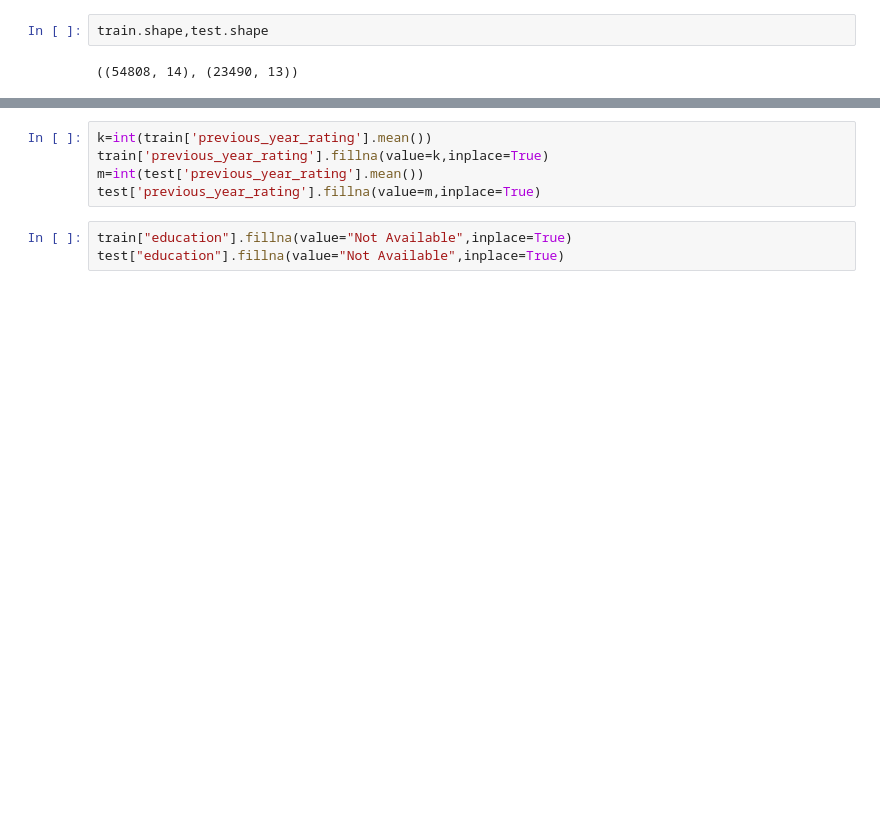
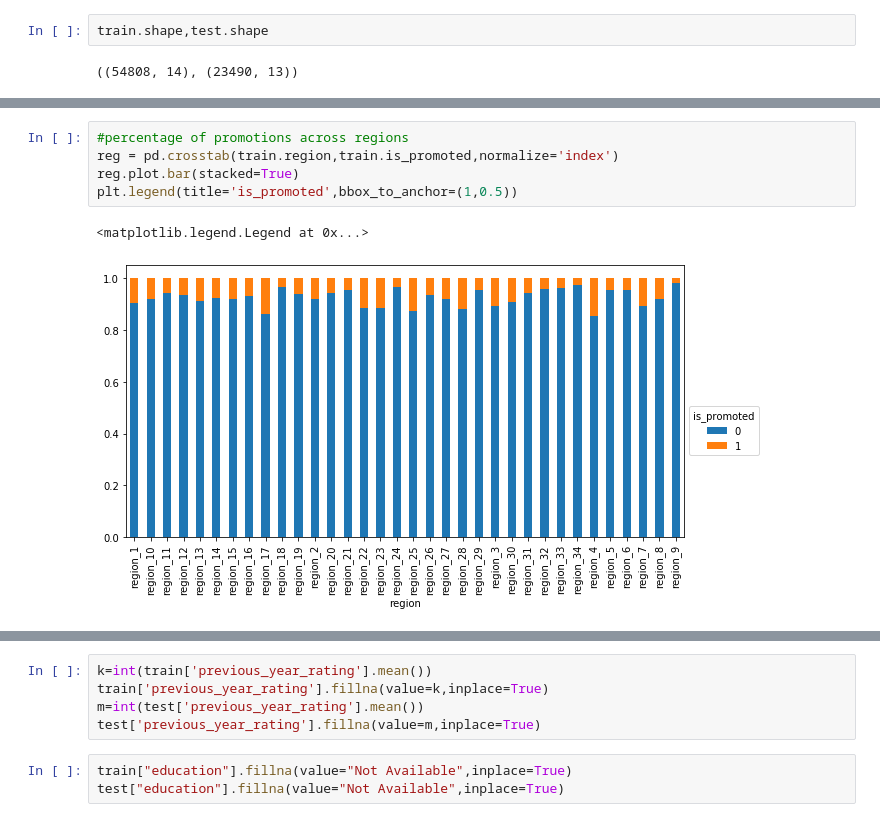
Before and after one commit to Ayush-08/Makeathon3077, a Jupyter notebook: nmodel.ipynb, the cells around one changed output, grey strips where cells are left out. Drawn from its saved outputs; the diff is of its cells as text; blank space fills up the shorter version.

```diff
--- a/nmodel.ipynb
+++ b/nmodel.ipynb
@@ -95,0 +111,8 @@ memory usage: 5.9+ MB
+# %%
+#percentage of promotions across regions
+reg = pd.crosstab(train.region,train.is_promoted,normalize='index')
+reg.plot.bar(stacked=True)
+plt.legend(title='is_promoted',bbox_to_anchor=(1,0.5))
+# %% [output]
+<matplotlib.legend.Legend at 0x...>
+[figure, added]
```
Also changed, not shown: parts of 11 cells of this notebook.
